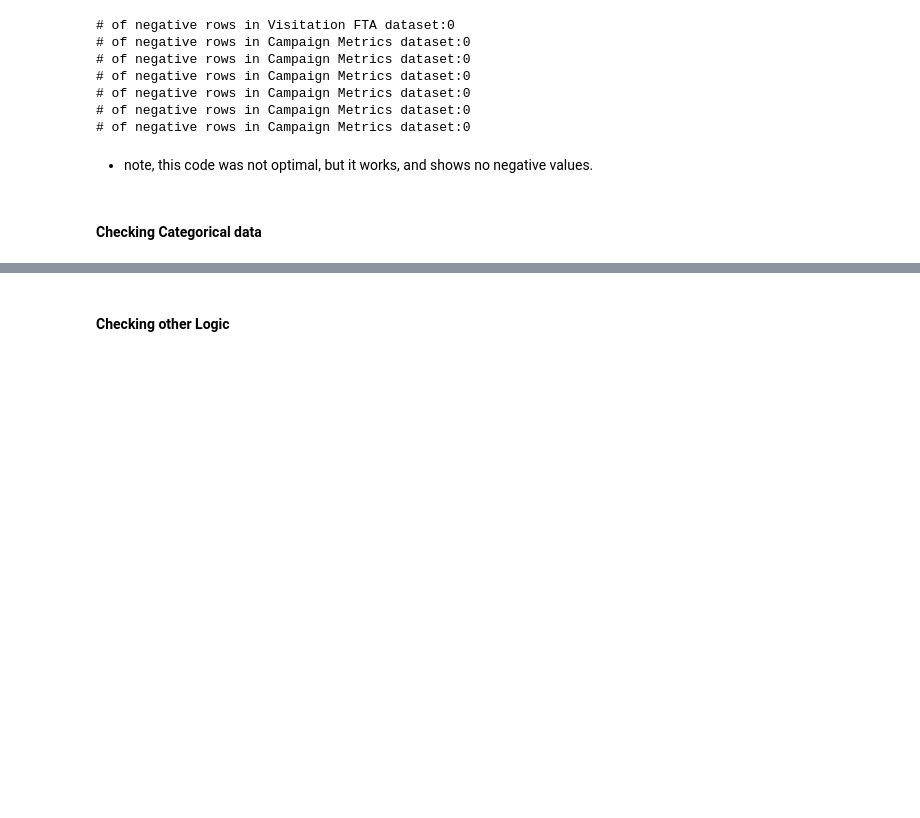
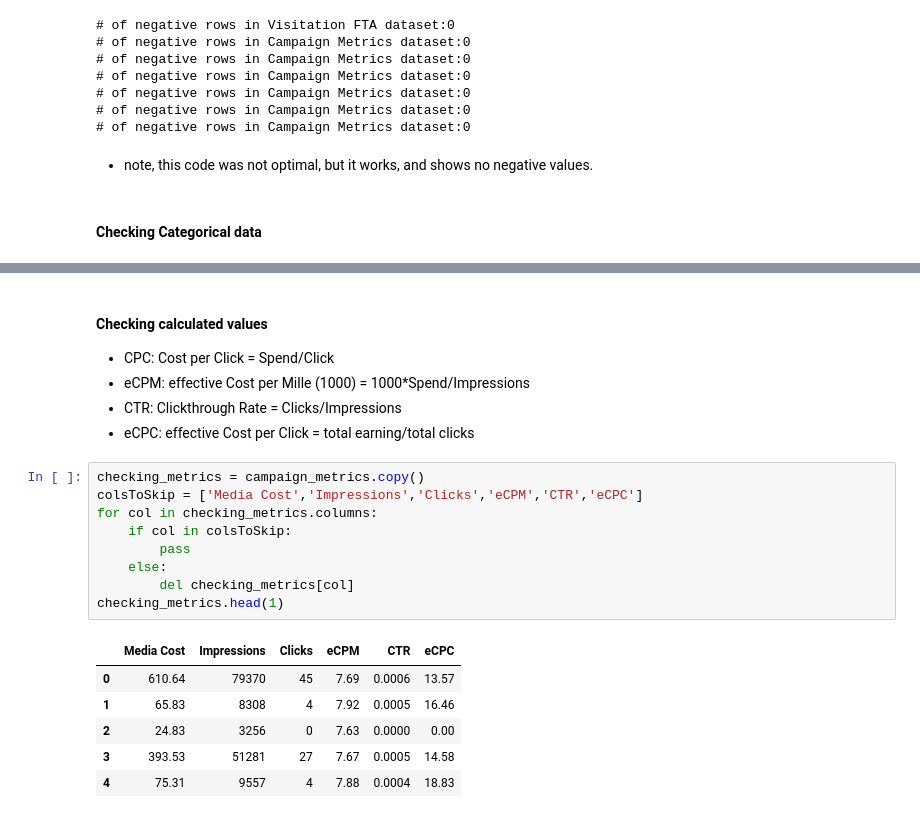
Before and after one commit to EzraGoldberg/portfolio-projects, a Jupyter notebook: 2. Tech Interview Prep/Weather Adtech Data Science/notebooks/Case_Study.ipynb, the cells around one changed output, grey strips where cells are left out. Saved outputs shown, nothing was run; the diff lists cells and outputs as text; blank space fills up the shorter version.

```diff
--- a/2. Tech Interview Prep/Weather Adtech Data Science/notebooks/Case_Study.ipynb
+++ b/2. Tech Interview Prep/Weather Adtech Data Science/notebooks/Case_Study.ipynb
@@ -266,2 +296,22 @@ checkNegativeCampaign(campaign_metrics)
 # %% [markdown]
-#### Checking other Logic
+#### Checking calculated values
+- CPC: Cost per Click = Spend/Click
+- eCPM: effective Cost per Mille (1000) = 1000*Spend/Impressions
+- CTR: Clickthrough Rate = Clicks/Impressions
+- eCPC: effective Cost per Click = total earning/total clicks
+# %%
+checking_metrics = campaign_metrics.copy()
+colsToSkip = ['Media Cost','Impressions','Clicks','eCPM','CTR','eCPC']
+for col in checking_metrics.columns:
+    if col in colsToSkip:
+        pass
+    else:
+        del checking_metrics[col]
+checking_metrics.head(1)
+# %% [output]
+|  | Media Cost | Impressions | Clicks | eCPM | CTR | eCPC |
+| 0 | 610.64 | 79370 | 45 | 7.69 | 0.0006 | 13.57 |
+| 1 | 65.83 | 8308 | 4 | 7.92 | 0.0005 | 16.46 |
+| 2 | 24.83 | 3256 | 0 | 7.63 | 0.0000 | 0.00 |
+| 3 | 393.53 | 51281 | 27 | 7.67 | 0.0005 | 14.58 |
+| 4 | 75.31 | 9557 | 4 | 7.88 | 0.0004 | 18.83 |
```
Also changed, not shown: parts of 8 cells of this notebook.
